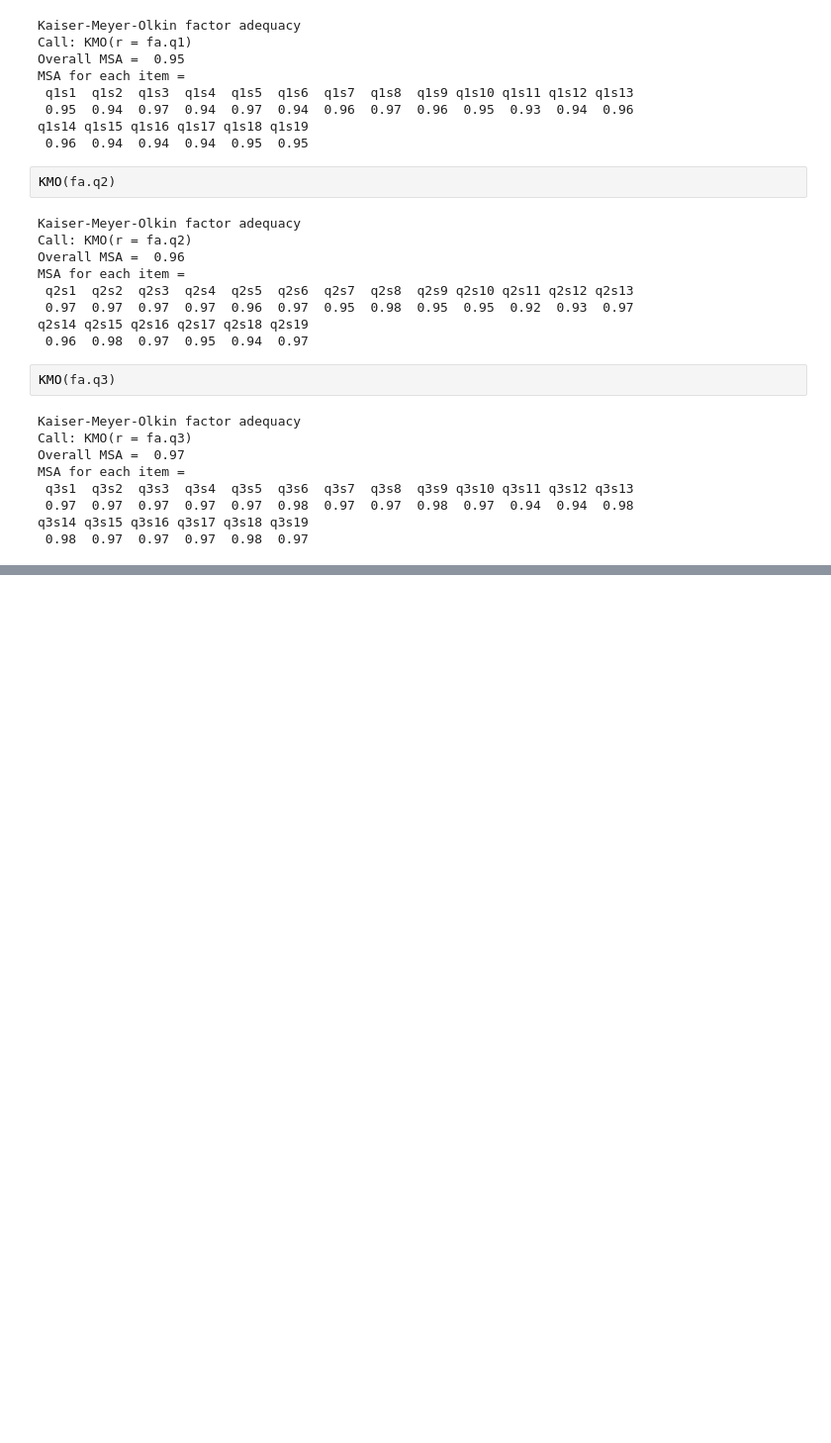
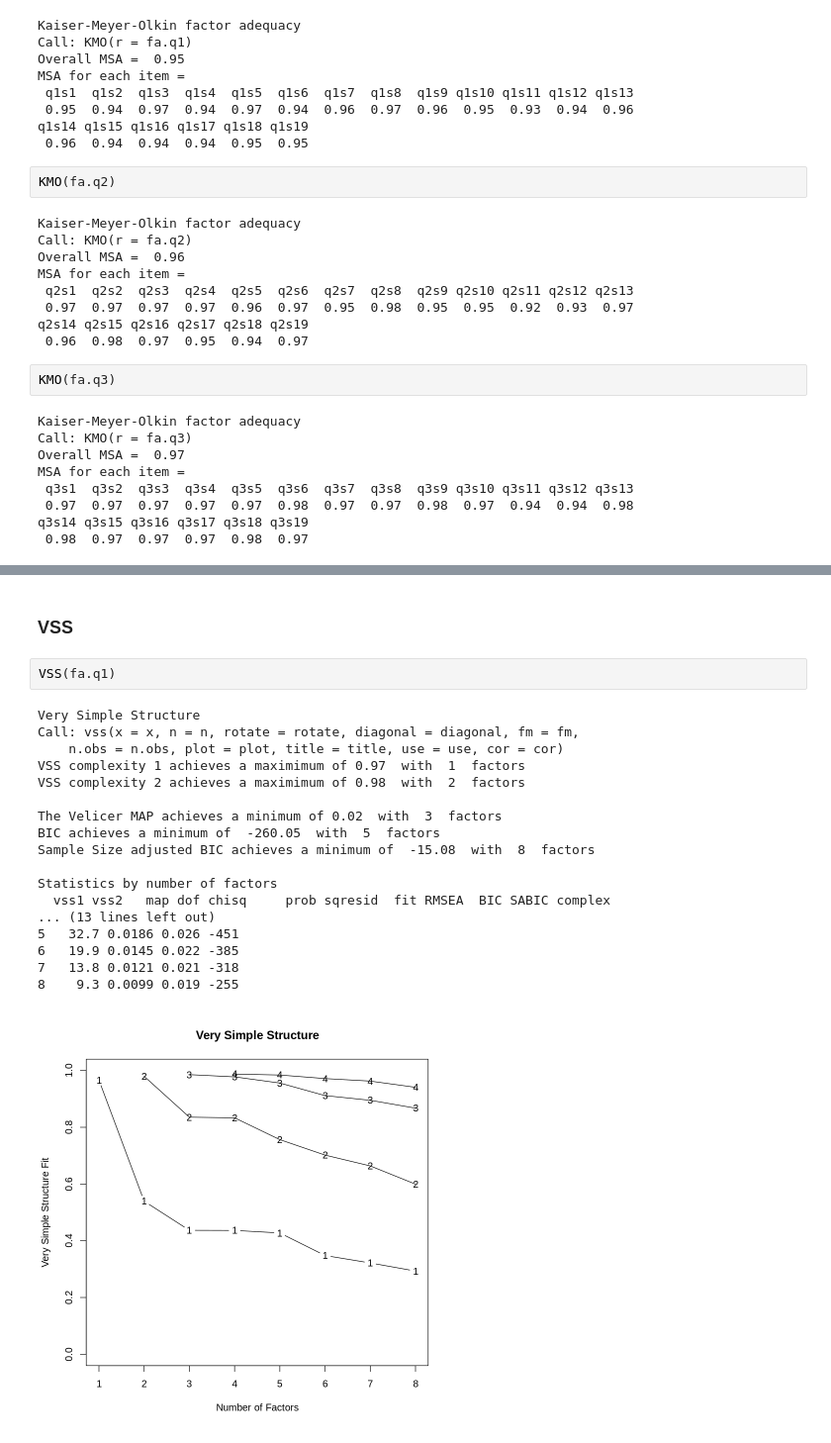
Before and after one commit to e4rll/kanmake, a Jupyter notebook: kanmake.ipynb, the cells around one changed output, grey strips where cells are left out. Shown at 99% size. Drawn from its saved outputs; the diff is of its cells as text; blank space fills up the shorter version.

```diff
--- a/kanmake.ipynb
+++ b/kanmake.ipynb
@@ -463,0 +477,23 @@ q3s14 q3s15 q3s16 q3s17 q3s18 q3s19
+# %% [markdown]
+### VSS
+# %%
+VSS(fa.q1)
+# %% [output]
+Very Simple Structure
+Call: vss(x = x, n = n, rotate = rotate, diagonal = diagonal, fm = fm,
+    n.obs = n.obs, plot = plot, title = title, use = use, cor = cor)
+VSS complexity 1 achieves a maximimum of 0.97  with  1  factors
+VSS complexity 2 achieves a maximimum of 0.98  with  2  factors
+
+The Velicer MAP achieves a minimum of 0.02  with  3  factors
+BIC achieves a minimum of  -260.05  with  5  factors
+Sample Size adjusted BIC achieves a minimum of  -15.08  with  8  factors
+
+Statistics by number of factors
+  vss1 vss2   map dof chisq     prob sqresid  fit RMSEA  BIC SABIC complex
+... (13 lines left out)
+5   32.7 0.0186 0.026 -451
+6   19.9 0.0145 0.022 -385
+7   13.8 0.0121 0.021 -318
+8    9.3 0.0099 0.019 -255
+[figure, added]
```
Also changed, not shown: parts of 11 cells of this notebook.
